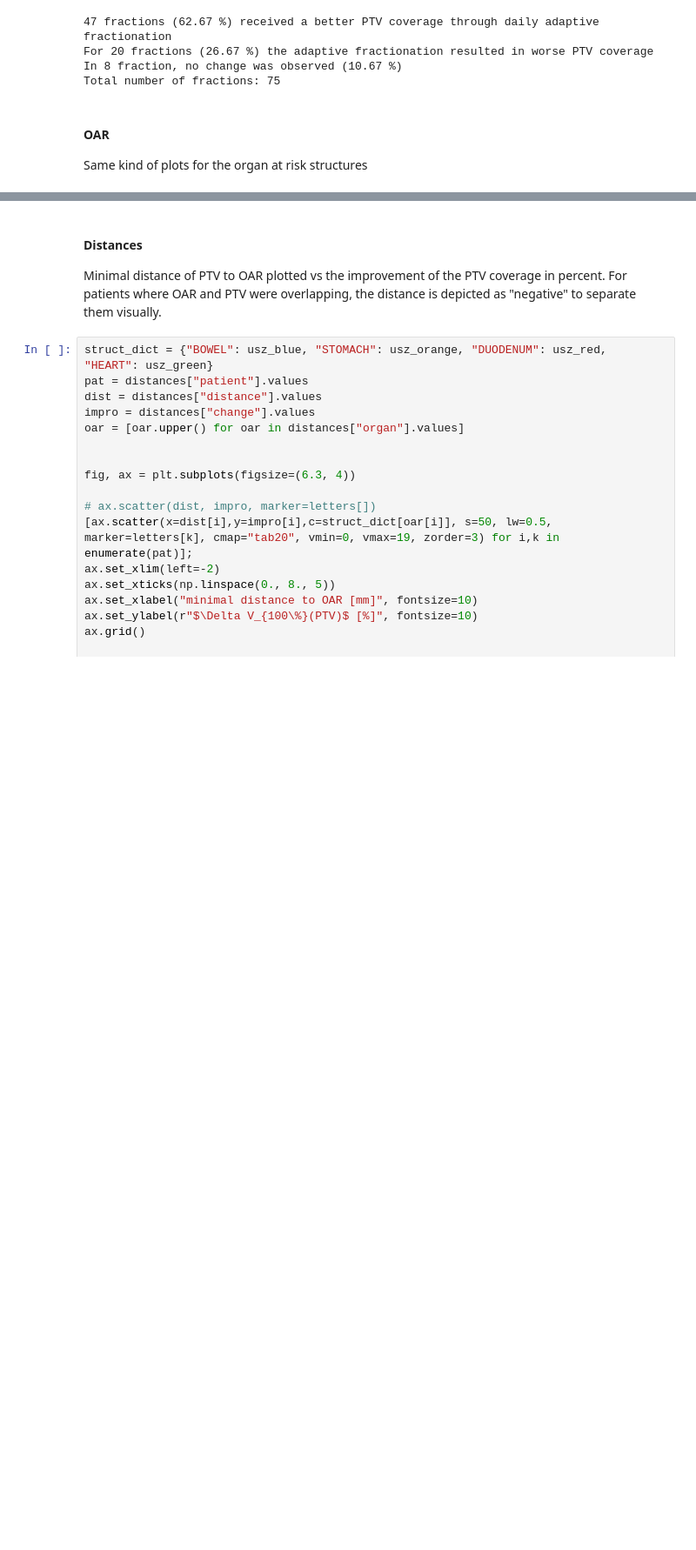
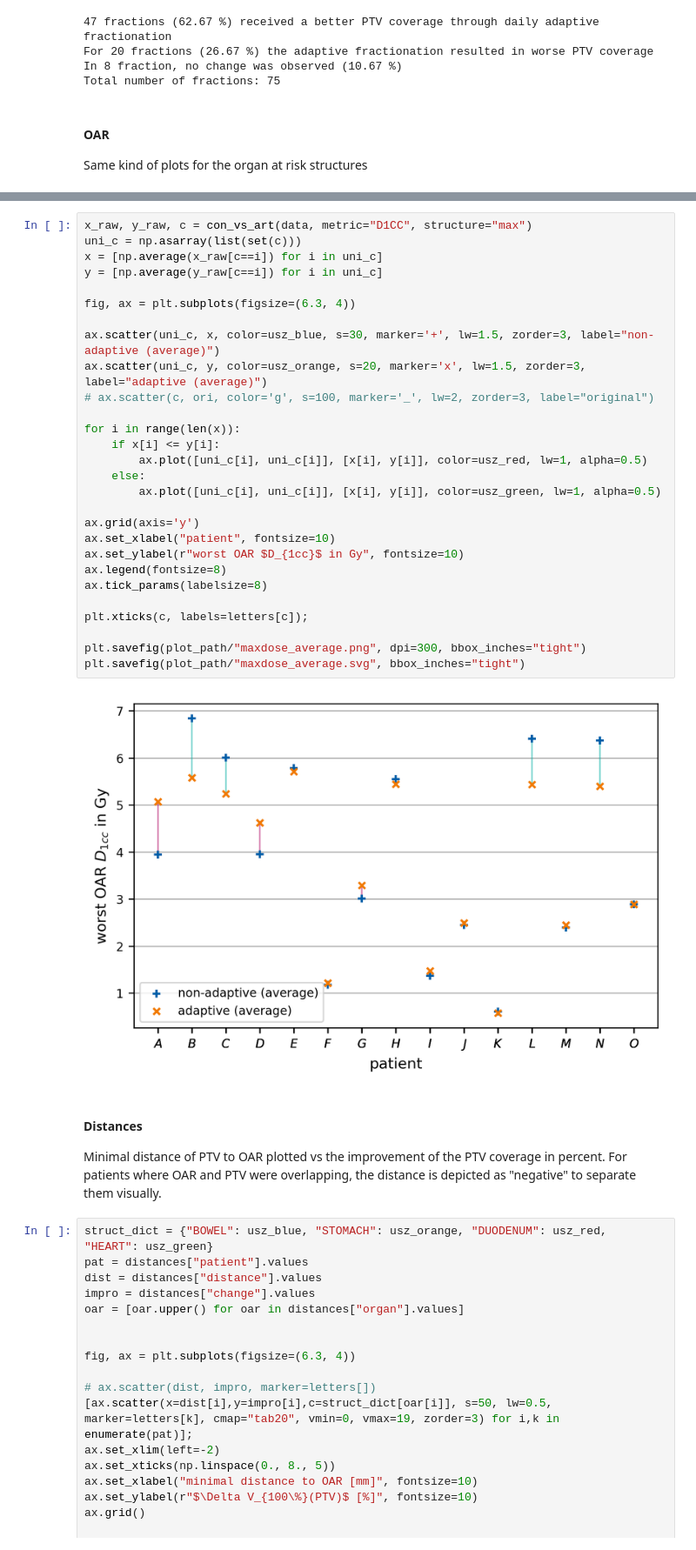
Before and after one commit to rmnldwg/liver-smart, a Jupyter notebook: analysis_public.ipynb, the cells around one changed output, grey strips where cells are left out. Shown at 87% size. Drawn from its saved outputs; the diff is of its cells as text; blank space fills up the shorter version.

```diff
--- a/analysis_public.ipynb
+++ b/analysis_public.ipynb
@@ -243,3 +273,33 @@ for i,s in enumerate(structures):
+# %%
+x_raw, y_raw, c = con_vs_art(data, metric="D1CC", structure="max")
+uni_c = np.asarray(list(set(c)))
+x = [np.average(x_raw[c==i]) for i in uni_c]
+y = [np.average(y_raw[c==i]) for i in uni_c]
+
+fig, ax = plt.subplots(figsize=(6.3, 4))
+
+ax.scatter(uni_c, x, color=usz_blue, s=30, marker='+', lw=1.5, zorder=3, label="non-adaptive (average)")
+ax.scatter(uni_c, y, color=usz_orange, s=20, marker='x', lw=1.5, zorder=3, label="adaptive (average)")
+# ax.scatter(c, ori, color='g', s=100, marker='_', lw=2, zorder=3, label="original")
+
+for i in range(len(x)):
+    if x[i] <= y[i]:
+        ax.plot([uni_c[i], uni_c[i]], [x[i], y[i]], color=usz_red, lw=1, alpha=0.5)
+    else:
+        ax.plot([uni_c[i], uni_c[i]], [x[i], y[i]], color=usz_green, lw=1, alpha=0.5)
+
+ax.grid(axis='y')
+ax.set_xlabel("patient", fontsize=10)
+ax.set_ylabel(r"worst OAR $D_{1cc}$ in Gy", fontsize=10)
+ax.legend(fontsize=8)
+ax.tick_params(labelsize=8)
+
+plt.xticks(c, labels=letters[c]);
+
+plt.savefig(plot_path/"maxdose_average.png", dpi=300, bbox_inches="tight")
+plt.savefig(plot_path/"maxdose_average.svg", bbox_inches="tight")
+# %% [output]
+[figure, added]
 # %% [markdown]
 #### Distances
 Minimal distance of PTV to OAR plotted vs the improvement of the PTV coverage in percent. For patients where OAR and PTV were overlapping, the distance is depicted as "negative" to separate them visually.
```
Also changed, not shown: parts of 2 cells of this notebook, 5 other files.
